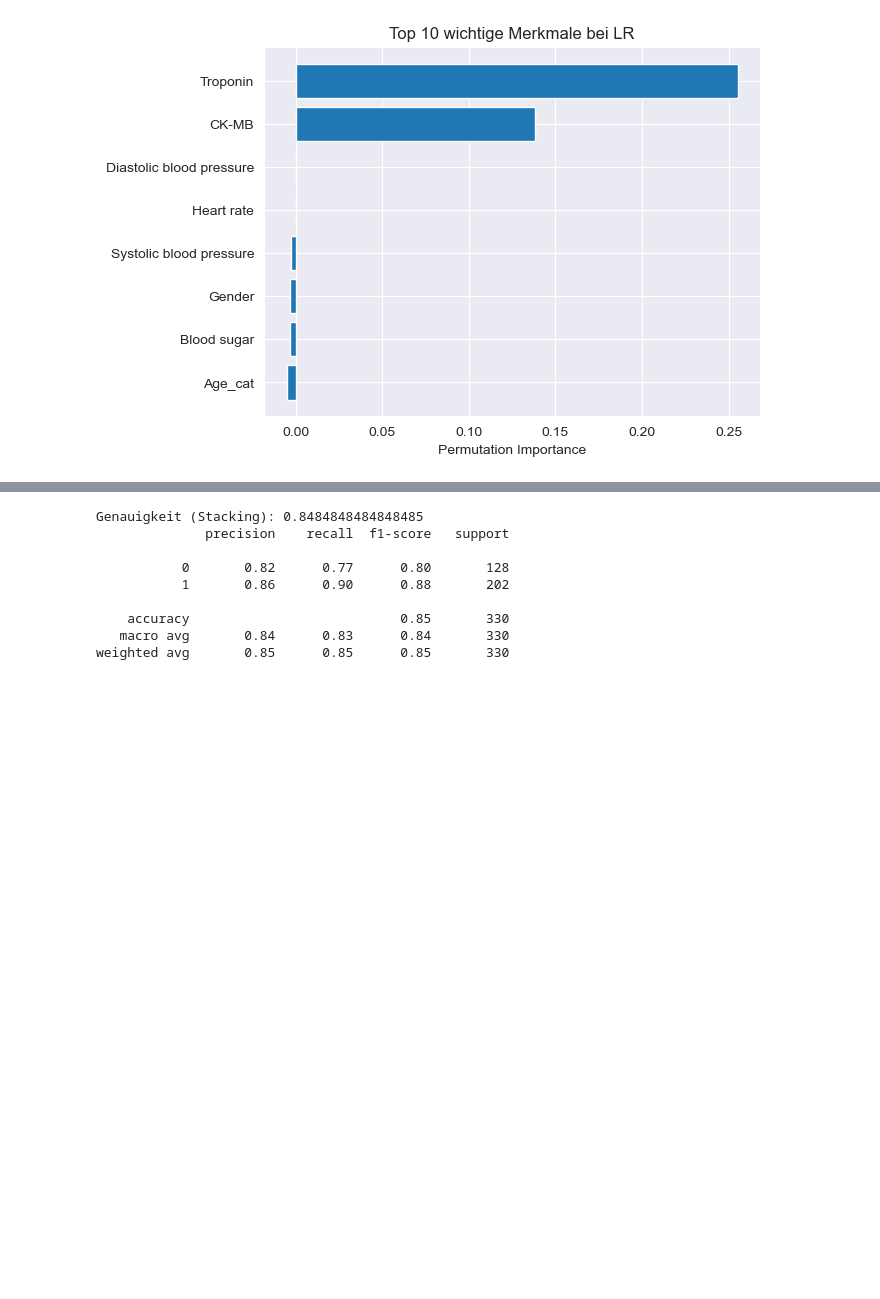
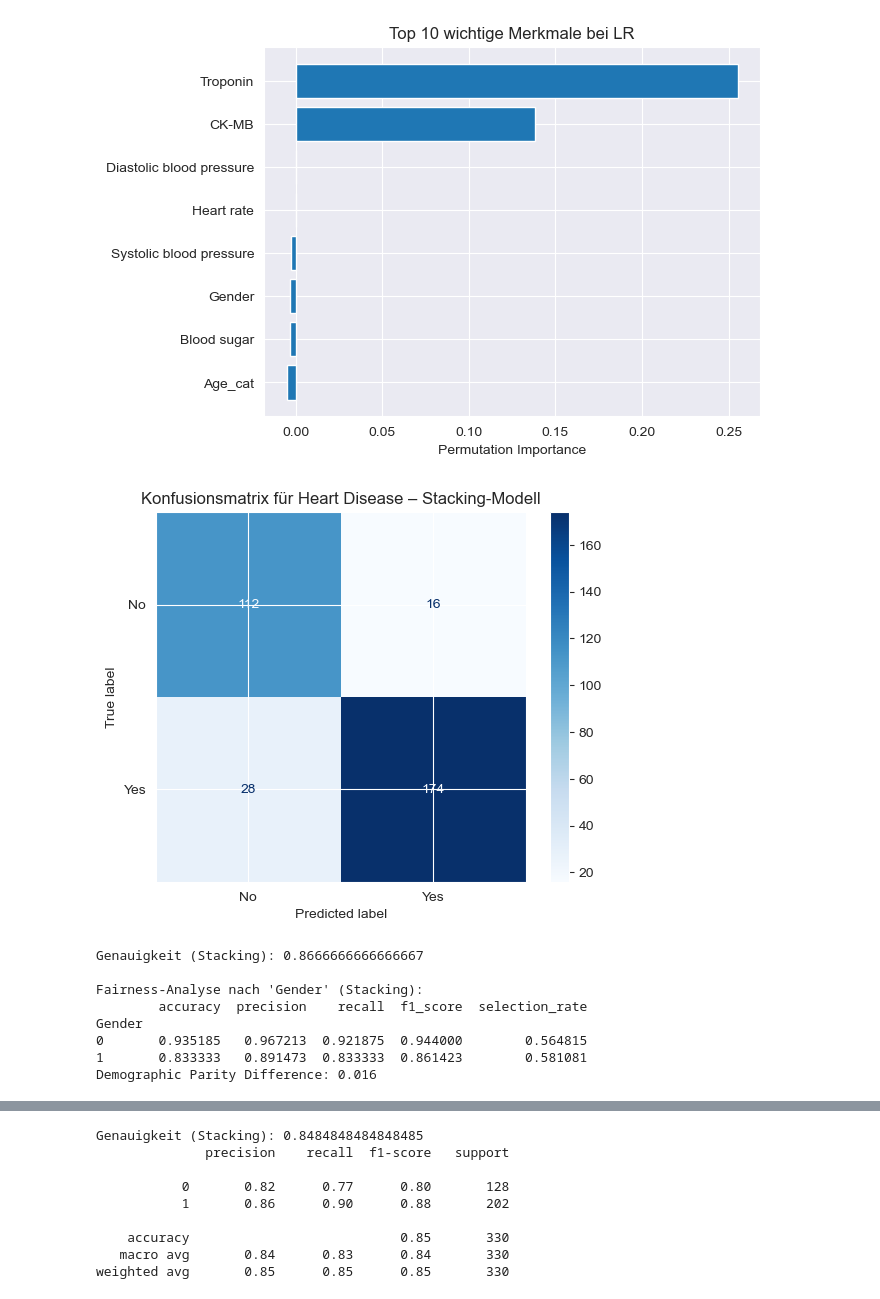
Before and after one commit to ManaTrooo/Asai-Projekt, a Jupyter notebook: DataSet_3.ipynb, the cells around one changed output, grey strips where cells are left out. Cells and saved outputs as stored; diff of their text form; code cells hidden in the pictures; blank space fills up the shorter version.

Commit message:
stacking dataset 3 update

```diff
--- a/DataSet_3.ipynb
+++ b/DataSet_3.ipynb
@@ -1036,3 +1036,65 @@ Gender: -0.0030 ± 0.0078
 Blood sugar: -0.0033 ± 0.0050
 Age_cat: -0.0052 ± 0.0072
 [figure]
+# %%
+# Stacking lr, rf als base model und lr als meta model
+
+# Basismodelle (schon trainiert mit SMOTE)
+estimators = [
+    ('rf', best_forest_model),
+    ('lr', best_lr_model),
+]
+
+# Meta-Modell: Logistische Regression
+final_estimator = LogisticRegression(max_iter=1000, class_weight='balanced')
+
+# Stacking-Classifier
+stacked_model = StackingClassifier(
+    estimators=estimators,
+    final_estimator=final_estimator,
+    cv=5,
+    passthrough=False,  # wenn True werden auch Original-Features aus dem Meta-Modell übergeben
+    n_jobs=-1
+)
+# Stacking-Modell (smote Trainingsdaten)
+stacked_model.fit(X_train_balanced, y_train_balanced)
+
+#  Vorhersage auf Testdaten
+y_pred_stack = stacked_model.predict(X_test)
+
+# Konfusionsmatrix
+cm = confusion_matrix(y_test, y_pred_stack)
+disp = ConfusionMatrixDisplay(confusion_matrix=cm, display_labels=['No', 'Yes'])
+disp.plot(cmap='Blues')
+plt.title('Konfusionsmatrix für Heart Disease – Stacking-Modell')
+plt.show()
+
+accuracy = accuracy_score(y_test, y_pred_stack)
+print("Genauigkeit (Stacking):", accuracy)
+
+# Fairness-Analyse
+metrics = {
+    "accuracy": accuracy_score,
+    "precision": precision_score,
+    "recall": recall_score,
+    "f1_score": f1_score,
+    "selection_rate": selection_rate
+}
+# nach Geschlecht
+frame = MetricFrame(metrics=metrics, y_true=y_test, y_pred=y_pred_stack, sensitive_features=sensitive_feature)
+
+print("\nFairness-Analyse nach 'Gender' (Stacking):")
+print(frame.by_group)
+
+dp_diff = demographic_parity_difference(y_test, y_pred_stack, sensitive_features=sensitive_feature)
+print(f"Demographic Parity Difference: {dp_diff:.3f}")
+# %% [output]
+[figure, added]
+Genauigkeit (Stacking): 0.8666666666666667
+
+Fairness-Analyse nach 'Gender' (Stacking):
+        accuracy  precision    recall  f1_score  selection_rate
+Gender
+0       0.935185   0.967213  0.921875  0.944000        0.564815
+1       0.833333   0.891473  0.833333  0.861423        0.581081
+Demographic Parity Difference: 0.016
```
Also changed, not shown: parts of 5 cells of this notebook, 1 other file.
